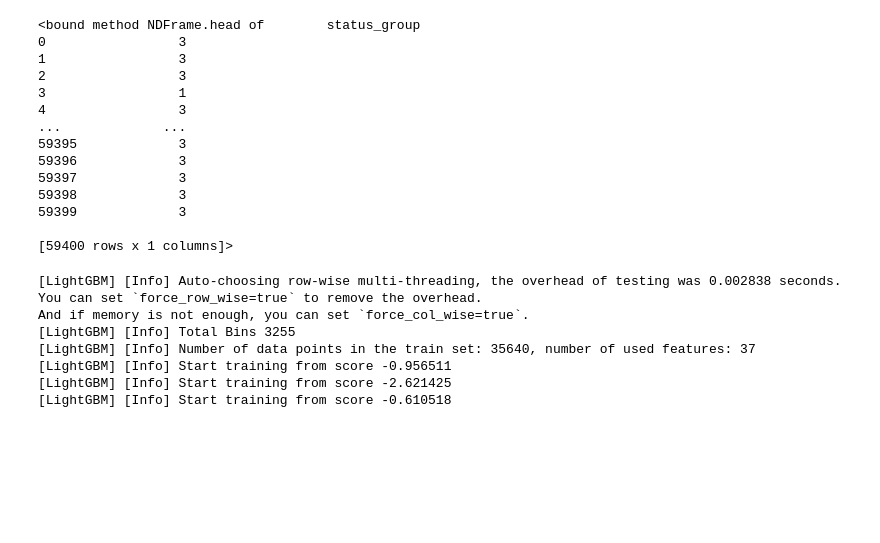
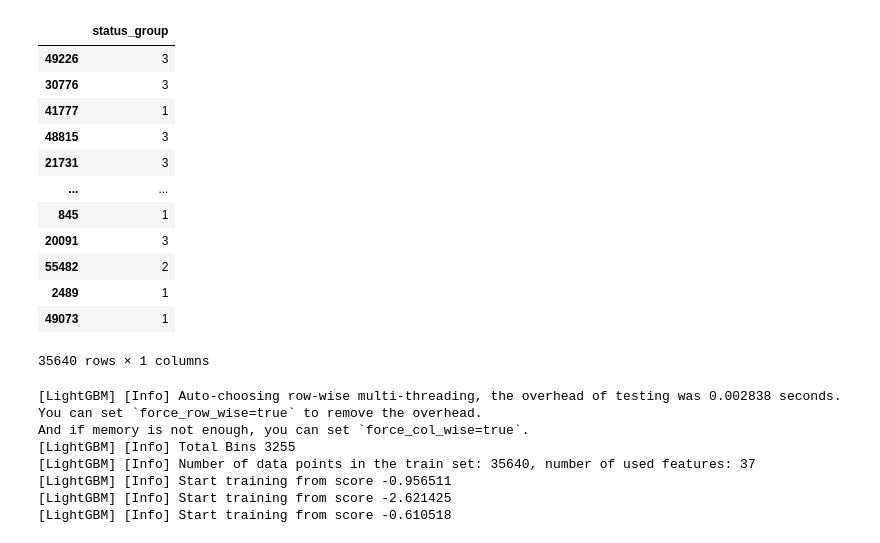
Before and after one commit to JaviARo/WaterTable, a Jupyter notebook: WaterTableModels.ipynb, the cells around one changed output. Drawn from its saved outputs; the diff is of its cells as text; code cells hidden in the pictures; blank space fills up the shorter version.

```diff
--- a/WaterTableModels.ipynb
+++ b/WaterTableModels.ipynb
@@ -20,23 +20,22 @@ y = y.drop(columns=['Unnamed: 0'], axis=1)
 X_train, X_val, y_train, y_val = train_test_split(X, y, test_size=0.20, random_state=1, stratify=y)
 
 X_train, X_test, y_train, y_test = train_test_split(X_train, y_train, test_size=0.25, random_state=1, stratify=y_train) # 0.25 x 0.8 = 0.2
-# %%
-print(y.head)
-# %% [output]
-<bound method NDFrame.head of        status_group
-0                 3
-1                 3
-2                 3
-3                 1
-4                 3
-...             ...
-59395             3
-59396             3
-59397             3
-59398             3
-59399             3
-
-[59400 rows x 1 columns]>
+# %%
+y_train
+# %% [output]
+|  | status_group |
+| 49226 | 3 |
+| 30776 | 3 |
+| 41777 | 1 |
+| 48815 | 3 |
+| 21731 | 3 |
+| ... | ... |
+| 845 | 1 |
+| 20091 | 3 |
+| 55482 | 2 |
+| 2489 | 1 |
+| 49073 | 1 |
+35640 rows × 1 columns
 # %%
 clf = LazyClassifier(verbose=0,ignore_warnings=True, custom_metric=None)
 models, predictions = clf.fit(X_train, X_test, y_train, y_test)
```
Also changed, not shown: parts of 4 cells of this notebook, 1 other file.
